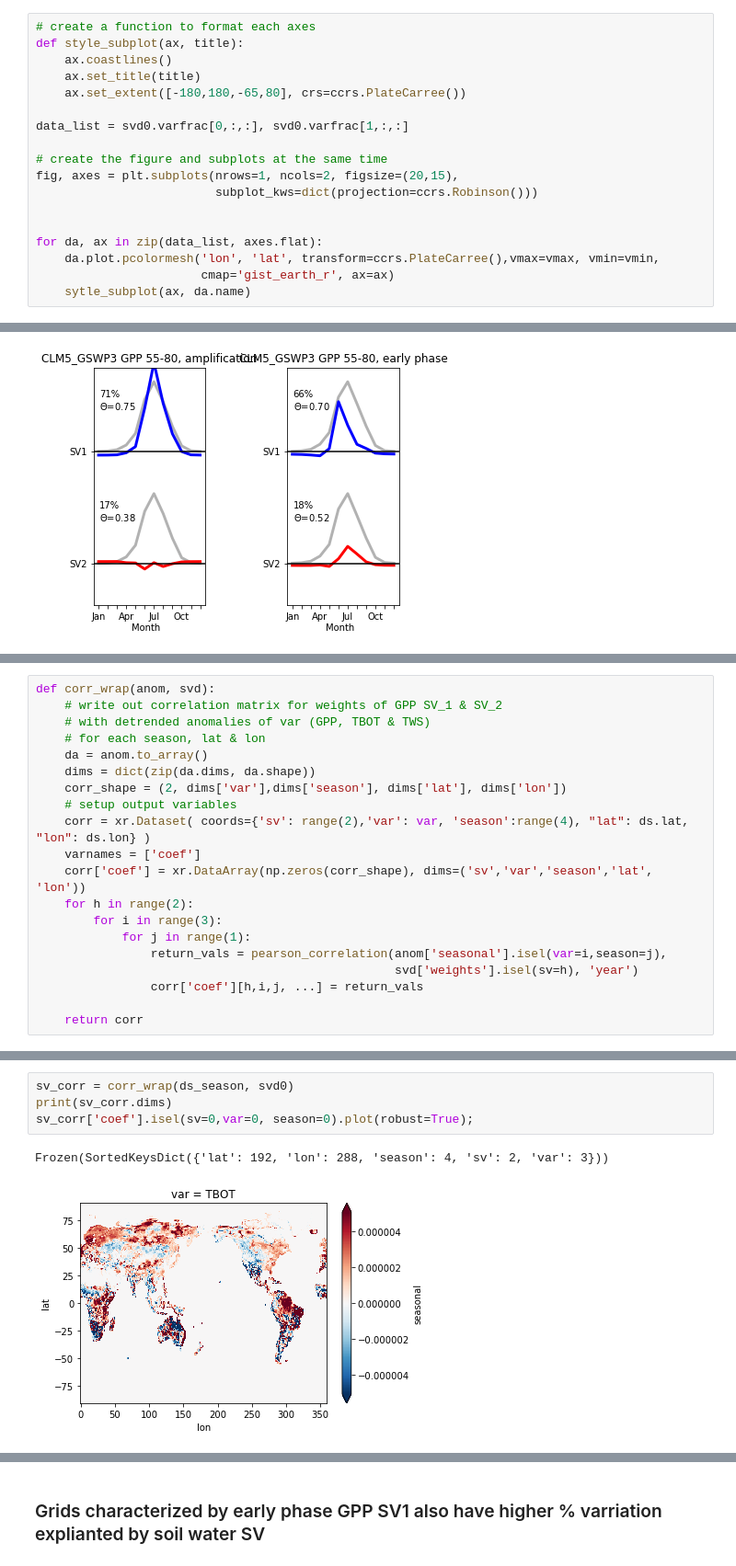
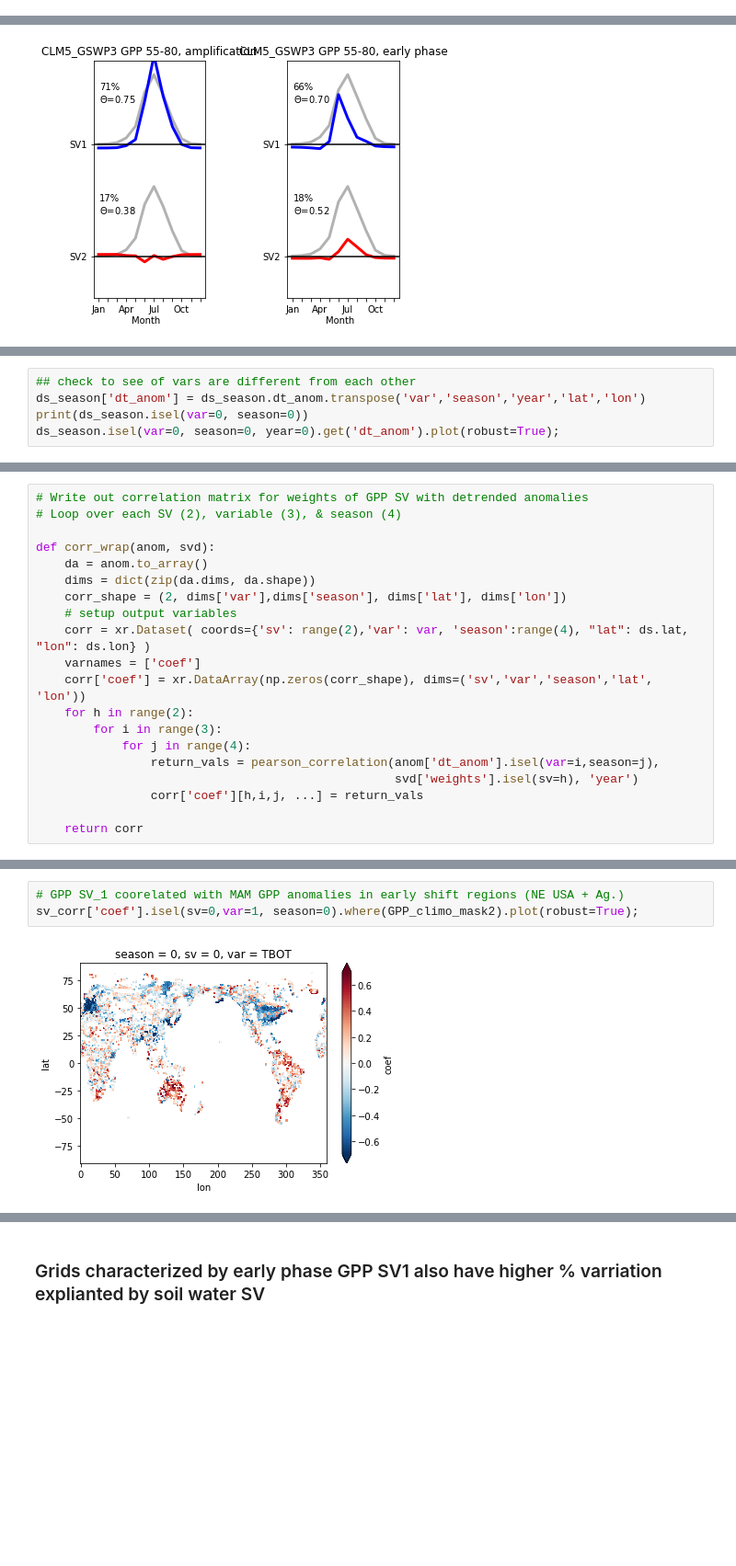
Before and after one commit to NCAR/ctsm_python_gallery, a Jupyter notebook: notebooks/MonthlySVD.ipynb, the cells around one changed output, grey strips where cells are left out. Shown at 92% size. Drawn from its saved outputs; the diff is of its cells as text; blank space fills up the shorter version.

Commit message:
clean up code flow & seasonal correlations

```diff
--- a/notebooks/MonthlySVD.ipynb
+++ b/notebooks/MonthlySVD.ipynb
@@ -940,21 +735,3 @@ array(1.)
 import matplotlib.colors as colors
 import cartopy.feature as cfeature
 import cartopy.crs as ccrs
-# %%
-# create a function to format each axes
-def style_subplot(ax, title):
-    ax.coastlines()
-    ax.set_title(title)
-    ax.set_extent([-180,180,-65,80], crs=ccrs.PlateCarree())
-
-data_list = svd0.varfrac[0,:,:], svd0.varfrac[1,:,:]
-
-# create the figure and subplots at the same time
-fig, axes = plt.subplots(nrows=1, ncols=2, figsize=(20,15),
-                         subplot_kws=dict(projection=ccrs.Robinson()))
-
-
-for da, ax in zip(data_list, axes.flat):
-    da.plot.pcolormesh('lon', 'lat', transform=ccrs.PlateCarree(),vmax=vmax, vmin=vmin,
-                       cmap='gist_earth_r', ax=ax)
-    sytle_subplot(ax, da.name)
@@ -1095,0 +1002,5 @@ plt.tight_layout();
+# %%
+## check to see of vars are different from each other
+ds_season['dt_anom'] = ds_season.dt_anom.transpose('var','season','year','lat','lon')
+print(ds_season.isel(var=0, season=0))
+ds_season.isel(var=0, season=0, year=0).get('dt_anom').plot(robust=True);
@@ -1122,8 +1024,8 @@ Coordinates:
 # %%
+# Write out correlation matrix for weights of GPP SV with detrended anomalies
+# Loop over each SV (2), variable (3), & season (4)
+
 def corr_wrap(anom, svd):
-    # write out correlation matrix for weights of GPP SV_1 & SV_2
-    # with detrended anomalies of var (GPP, TBOT & TWS)
-    # for each season, lat & lon
     da = anom.to_array()
     dims = dict(zip(da.dims, da.shape))
     corr_shape = (2, dims['var'],dims['season'], dims['lat'], dims['lon'])
@@ -1133,8 +1035,8 @@ def corr_wrap(anom, svd):
     corr['coef'] = xr.DataArray(np.zeros(corr_shape), dims=('sv','var','season','lat', 'lon'))
     for h in range(2):
         for i in range(3):
-            for j in range(1):
-                return_vals = pearson_correlation(anom['seasonal'].isel(var=i,season=j),
+            for j in range(4):
+                return_vals = pearson_correlation(anom['dt_anom'].isel(var=i,season=j),
                                                   svd['weights'].isel(sv=h), 'year')
                 corr['coef'][h,i,j, ...] = return_vals
 
@@ -1142,7 +1090,5 @@ def corr_wrap(anom, svd):
 # %%
-sv_corr = corr_wrap(ds_season, svd0)
-print(sv_corr.dims)
-sv_corr['coef'].isel(sv=0,var=0, season=0).plot(robust=True);
+# GPP SV_1 coorelated with MAM GPP anomalies in early shift regions (NE USA + Ag.)
+sv_corr['coef'].isel(sv=0,var=1, season=0).where(GPP_climo_mask2).plot(robust=True);
 # %% [output]
-Frozen(SortedKeysDict({'lat': 192, 'lon': 288, 'season': 4, 'sv': 2, 'var': 3}))
-[figure, old version]
+[figure, new version]
```
Also changed, not shown: parts of 42 cells of this notebook.
